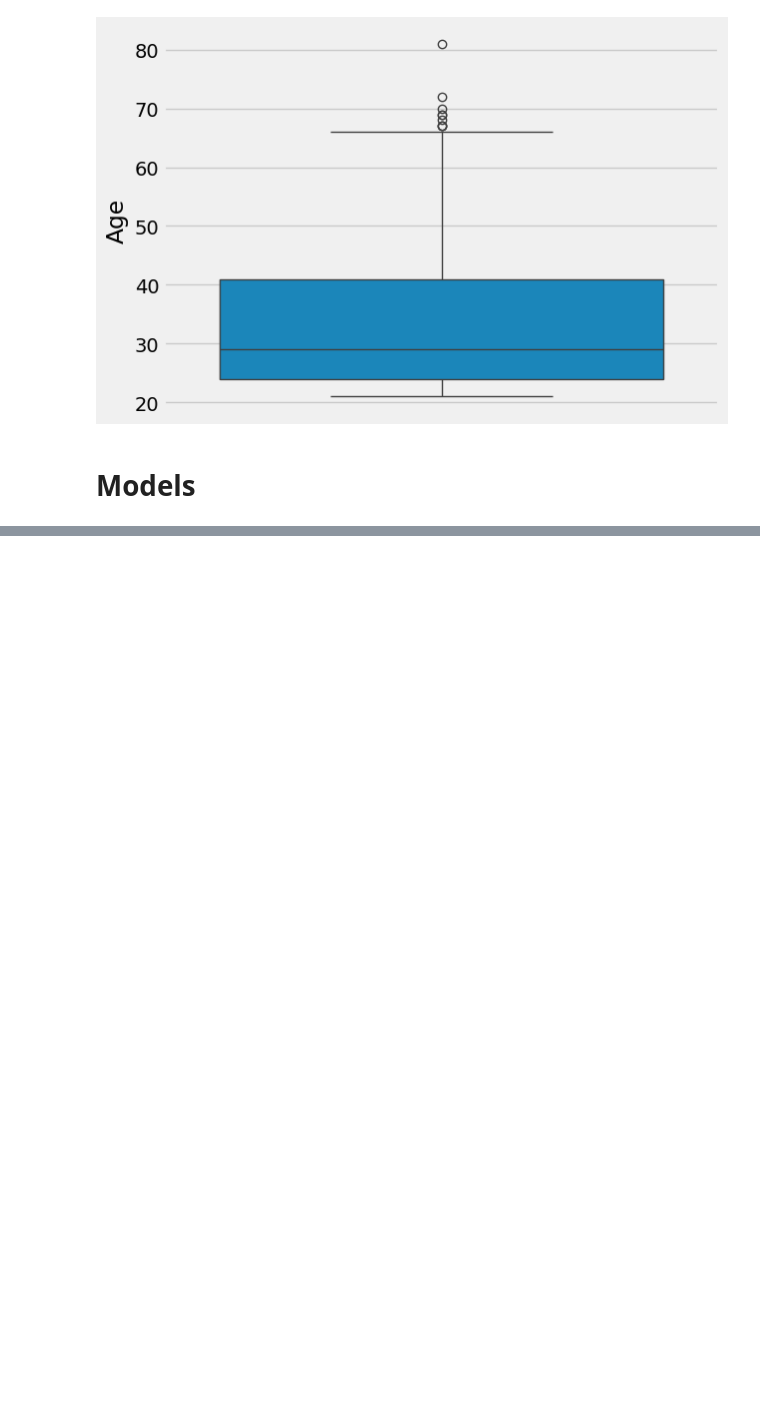
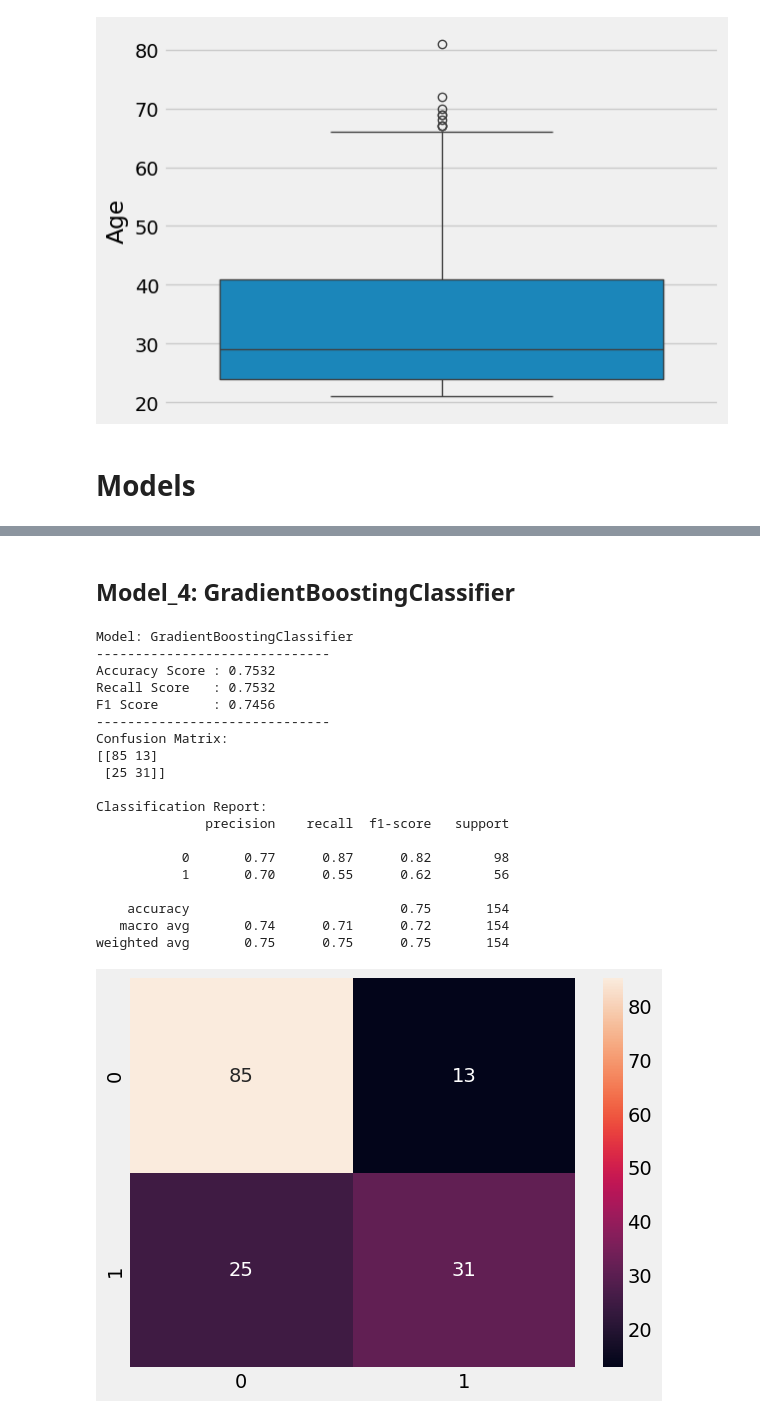
Before and after one commit to Dima-BR/machine-learning-projects, a Jupyter notebook: Diabetes_Predection.ipynb, the cells around one changed output, grey strips where cells are left out. Drawn from its saved outputs; the diff is of its cells as text; code cells hidden in the pictures; blank space fills up the shorter version.

```diff
--- a/Diabetes_Predection.ipynb
+++ b/Diabetes_Predection.ipynb
@@ -164,0 +281,26 @@ sns.boxplot(df.Age)
+# %% [markdown]
+## Model_4: **GradientBoostingClassifier**
+# %%
+model4 = GradientBoostingClassifier()
+all_metrics(model4)
+# %% [output]
+Model: GradientBoostingClassifier
+------------------------------
+Accuracy Score : 0.7532
+Recall Score   : 0.7532
+F1 Score       : 0.7456
+------------------------------
+Confusion Matrix:
+[[85 13]
+ [25 31]]
+
+Classification Report:
+              precision    recall  f1-score   support
+
+           0       0.77      0.87      0.82        98
+           1       0.70      0.55      0.62        56
+
+    accuracy                           0.75       154
+   macro avg       0.74      0.71      0.72       154
+weighted avg       0.75      0.75      0.75       154
+[figure, added]
```
Also changed, not shown: parts of 12 cells of this notebook.
